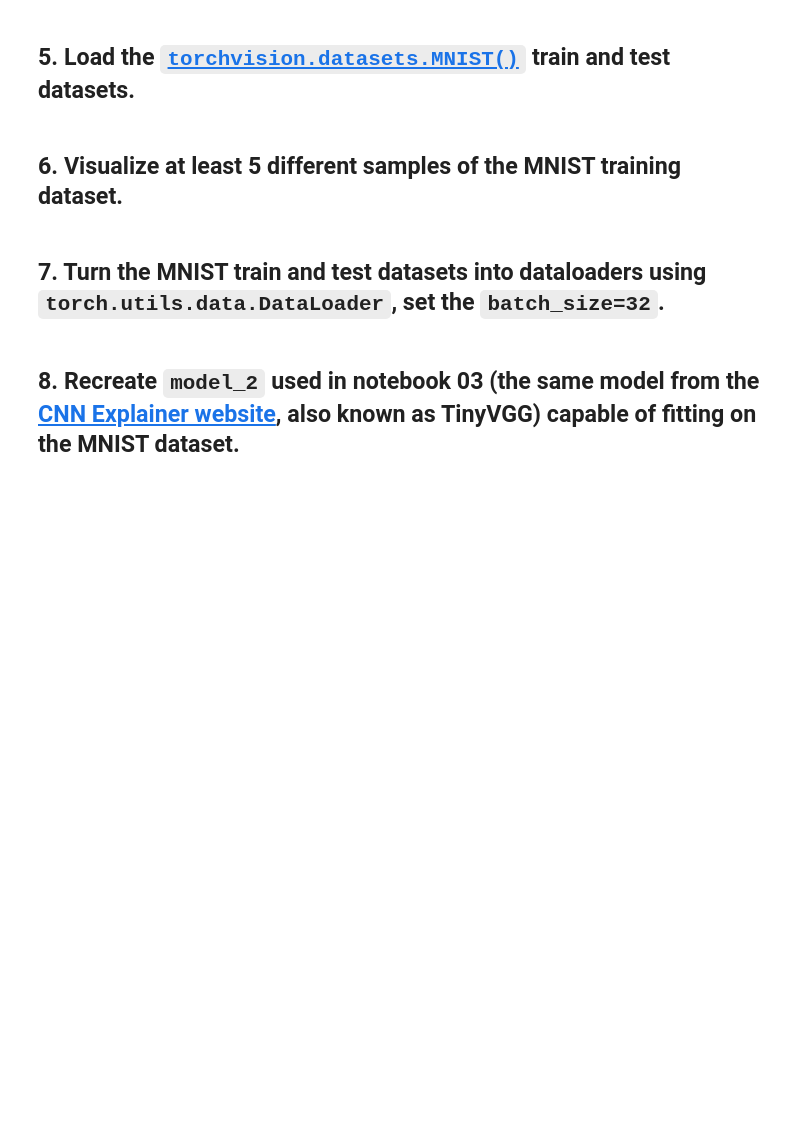
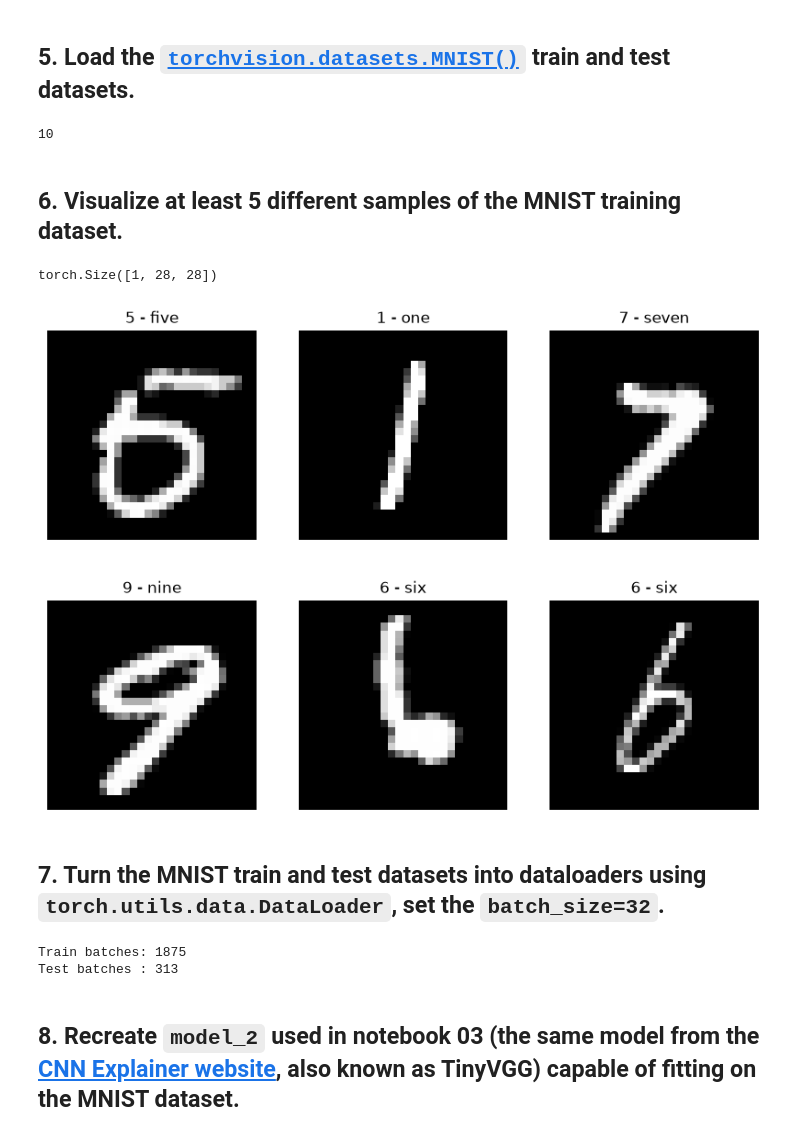
Before and after one commit to Val2a/learnpytorch, a Jupyter notebook: 03_pytorch_computer_vision_exercises.ipynb, the cells around one changed output. Cells and saved outputs as stored; diff of their text form; code cells hidden in the pictures; blank space fills up the shorter version.

```diff
--- a/03_pytorch_computer_vision_exercises.ipynb
+++ b/03_pytorch_computer_vision_exercises.ipynb
@@ -75,8 +83,65 @@ device
 # %% [markdown]
 ## 5. Load the [`torchvision.datasets.MNIST()`](https://pytorch.org/vision/stable/generated/torchvision.datasets.MNIST.html#torchvision.datasets.MNIST) train and test datasets.
+# %%
+from torchvision import datasets
+from torchvision.transforms import ToTensor
+
+mnist_train_dataset = datasets.MNIST(root="data",
+                                     train=True,
+                                     transform=ToTensor(),
+                                     target_transform=None,
+                                     download=True)
+mnist_test_dataset = datasets.MNIST(root="data",
+                                     train=False,
+                                     transform=ToTensor(),
+                                     download=True)
+classes_names = mnist_train_dataset.classes
+len(classes_names)
+# %% [output]
+10
 # %% [markdown]
 ## 6. Visualize at least 5 different samples of the MNIST training dataset.
+# %%
+import matplotlib.pyplot as plt
+
+torch.manual_seed(67)
+nrows, ncols = 2, 3
+
+fig = plt.figure(figsize=(10, 7))
+
+for i in range(1, nrows * ncols + 1):
+    rand_idx = torch.randint(1, len(mnist_train_dataset), size=[1]).item()
+    image, label = mnist_train_dataset[rand_idx]
+    fig.add_subplot(nrows, ncols, i)
+    plt.imshow(image.squeeze(), cmap='gray')
+    plt.title(classes_names[label])
+    plt.axis(False)
+
+image.shape
+# %% [output]
+torch.Size([1, 28, 28])
+[figure, added]
 # %% [markdown]
 ## 7. Turn the MNIST train and test datasets into dataloaders using `torch.utils.data.DataLoader`, set the `batch_size=32`.
+# %%
+BATCH_SIZE = 32
+
+train_dataloader = torch.utils.data.DataLoader(
+    dataset=mnist_train_dataset,
+    batch_size=BATCH_SIZE,
+    shuffle=True
+)
+
+test_dataloader = torch.utils.data.DataLoader(
+    dataset=mnist_test_dataset,
+    batch_size=BATCH_SIZE,
+    shuffle=False
+)
+
+print(f"Train batches: {len(train_dataloader)}")
+print(f"Test batches : {len(test_dataloader)}")
+# %% [output]
+Train batches: 1875
+Test batches : 313
 # %% [markdown]
 ## 8. Recreate `model_2` used in notebook 03 (the same model from the [CNN Explainer website](https://poloclub.github.io/cnn-explainer/), also known as TinyVGG) capable of fitting on the MNIST dataset.
```
Also changed, not shown: parts of 7 cells of this notebook.
